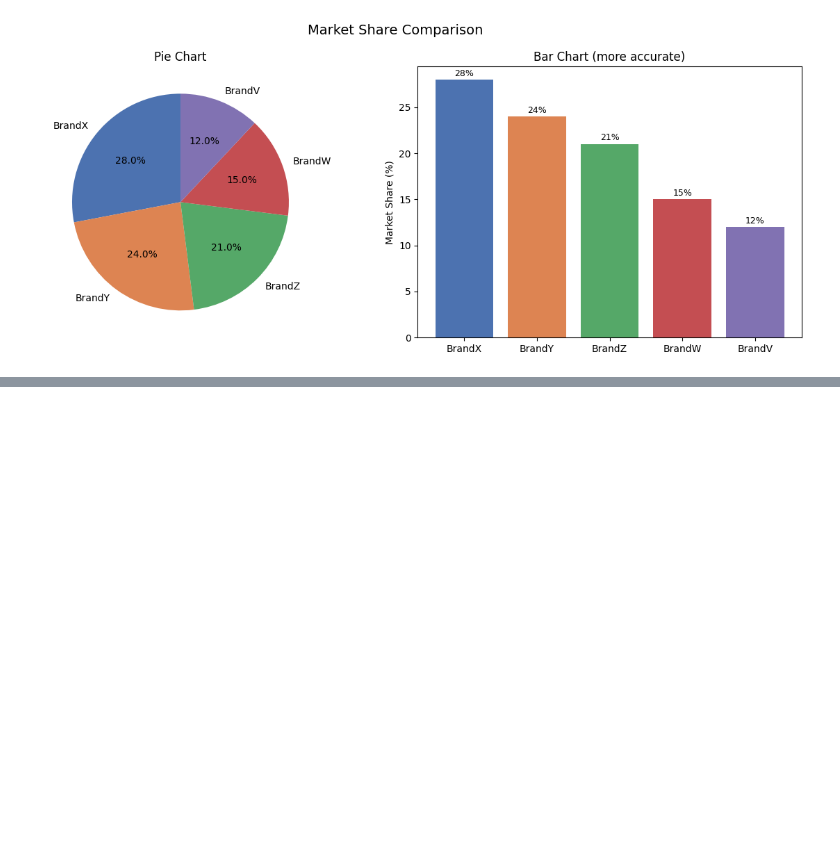
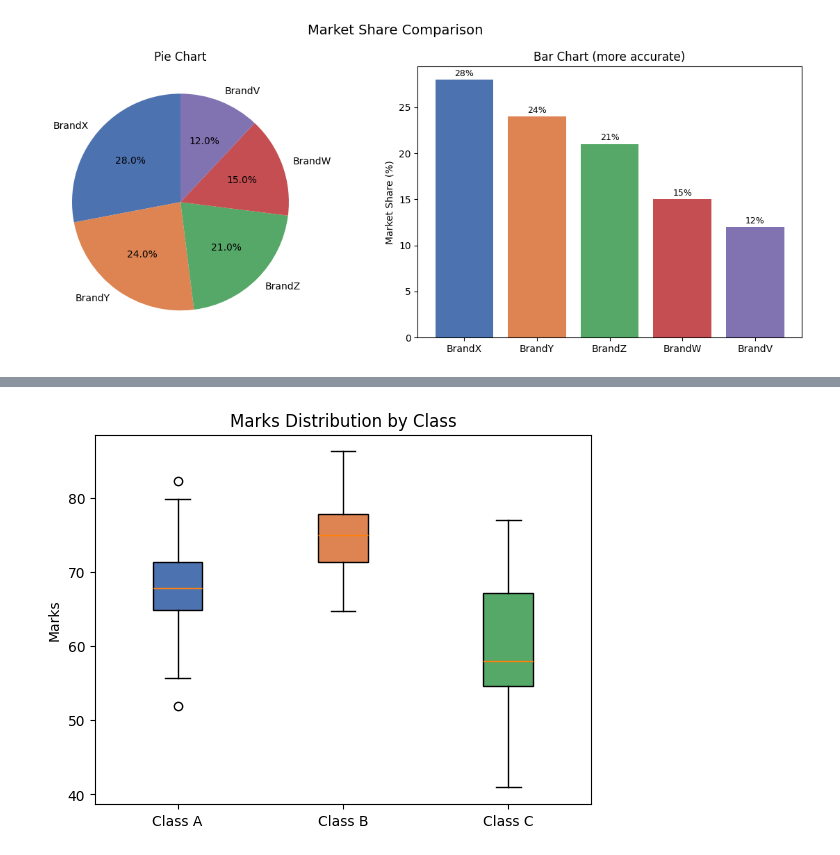
Before and after one commit to sanodyaJinadasa/Data-Visualization, a Jupyter notebook: practical.ipynb, the cells around one changed output, grey strips where cells are left out. Cells and saved outputs as stored; diff of their text form; code cells hidden in the pictures; blank space fills up the shorter version.

```diff
--- a/practical.ipynb
+++ b/practical.ipynb
@@ -268,0 +289,18 @@ plt.show()
+# %%
+import matplotlib.pyplot as plt
+import numpy as np
+np.random.seed(7)
+classA = np.random.normal(68, 7, 30)
+classB = np.random.normal(75, 5, 30)
+classC = np.random.normal(60, 10, 30)
+bp = plt.boxplot([classA, classB, classC],
+ tick_labels=["Class A","Class B","Class C"],
+ patch_artist=True) # allow fill colors
+colors = ["#4C72B0", "#DD8452", "#55A868"]
+for patch, c in zip(bp['boxes'], colors):
+ patch.set_facecolor(c)
+plt.title("Marks Distribution by Class")
+plt.ylabel("Marks")
+plt.show()
+# %% [output]
+[figure, added]
```
Also changed, not shown: parts of 1 cell of this notebook.
